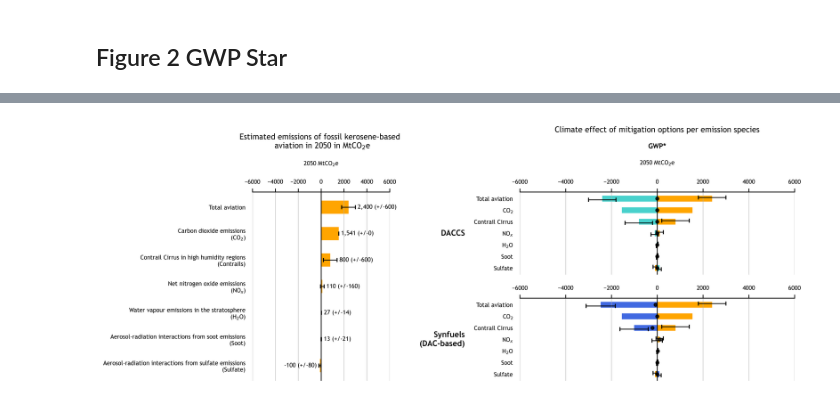
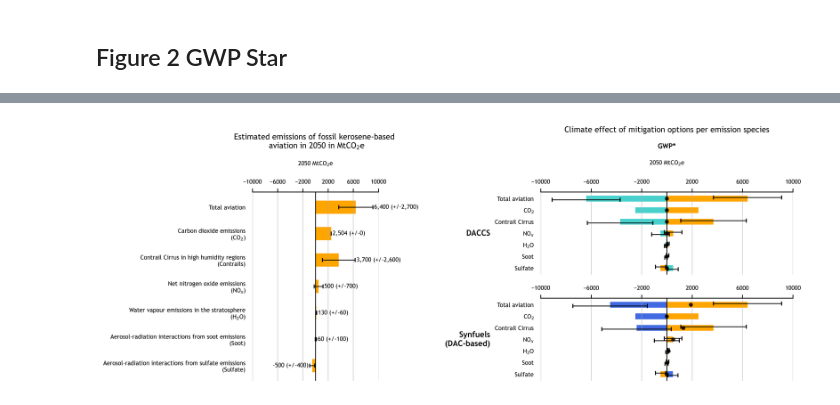
Before and after one commit to kfdsievert/DACCSvDACCU, a Jupyter notebook: code/plots.ipynb, the cells around one changed output, grey strips where cells are left out. Saved outputs shown, nothing was run; the diff lists cells and outputs as text; code cells hidden in the pictures.

```diff
--- a/code/plots.ipynb
+++ b/code/plots.ipynb
@@ -19,7 +19,7 @@ sensitivity = False
 # %%
 notebook_dir = os.path.dirname(os.path.abspath("__file__"))
 root = os.path.dirname(notebook_dir)
-folder_name_base = "2025-05-21_no_efficiency_contrails"
+folder_name_base = "4_pct_growth"
 sensitivity_name = "Default"
 if sensitivity:
     folder_name = os.path.join(folder_name_base, sensitivity_name)
@@ -904,6 +904,5 @@ Total               (2.5+/-0.6)e+03
 dtype: object
 # %%
-import matplotlib.pyplot as plt
 from matplotlib import gridspec
 
 # Create figure with custom layout
@@ -918,8 +917,8 @@ axs = [ax_bau, ax_daccs, ax_saf]
 
 # Common settings
 for ax in axs:
-    ax.set_xlim(-6000, 6000)
-    ax.set_xticks(range(-6000, 6001, 2000))
+    ax.set_xlim(-10000, 10000)
+    ax.set_xticks(range(-10000, 10001, 4000))
 
 # Data and visual settings (assuming gwp_star_emissions exists)
 bar_width = 0.5
@@ -1006,31 +1005,31 @@ for ax in axs:
         ax.set_yticklabels(list(reversed(labels.values())), fontsize=6)
     ax.xaxis.grid(True, linestyle='-', alpha=0.5)
     ax.tick_params(axis='x', labelsize=6)
     ax.tick_params(axis='y', which='both', left=False, right=False)
     ax.axvline(0, color="black", linewidth=0.8, linestyle="-")
     ax.xaxis.set_ticks_position('top')
     ax.xaxis.set_label_position('top')
     #ax.spines['top'].set_visible(False)
     ax.spines['right'].set_visible(False)
     ax.spines['left'].set_visible(False)
     ax.spines['bottom'].set_visible(False)
 
 # Titles
 ax_daccs.set_ylabel("DACCS", fontsize=8, labelpad=0.5, weight="bold", rotation=0, ha='right', va='center')
 ax_saf.set_ylabel("Synfuels\n(DAC-based)", fontsize=8, labelpad=0.5, weight="bold", rotation=0, ha='right', va='center')
 ax_daccs.yaxis.set_label_coords(-0.2, 0.5)
 ax_saf.yaxis.set_label_coords(-0.2, 0.5)
 ax_bau.set_title("Estimated emissions of fossil kerosene-based \n aviation in 2050 in MtCO$_2$e ", fontsize=8, y=1.2)
 ax_daccs.set_title("Climate effect of mitigation options per emission species", fontsize=8, y=1.65)
 
 
 
 
 ax_bau.text(0.5, 1.15, "2050 MtCO$_2$e", transform=ax_bau.transAxes, fontsize=6, ha='center', va='center')
 ax_daccs.text(0.5, 1.55, "GWP*", transform=ax_daccs.transAxes, fontsize=7, ha='center', va='center', weight='bold')
 ax_daccs.text(0.5, 1.35, "2050 MtCO$_2$e", transform=ax_daccs.transAxes, fontsize=6, ha='center', va='center')
 
 plt.tight_layout()
 plt.show()
 # %% [output]
-[figure, old version]
+[figure, new version]
```
Also changed, not shown: parts of 3 cells of this notebook, 3 other files.
